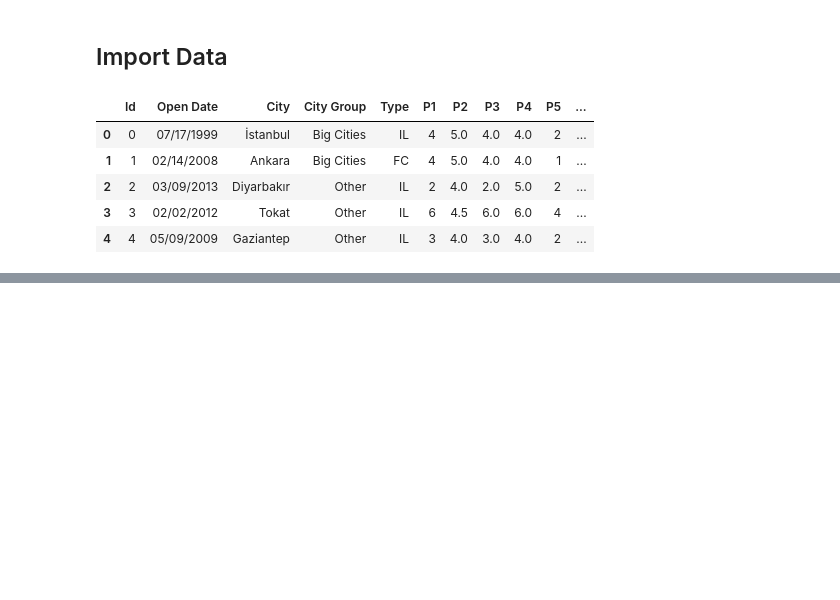
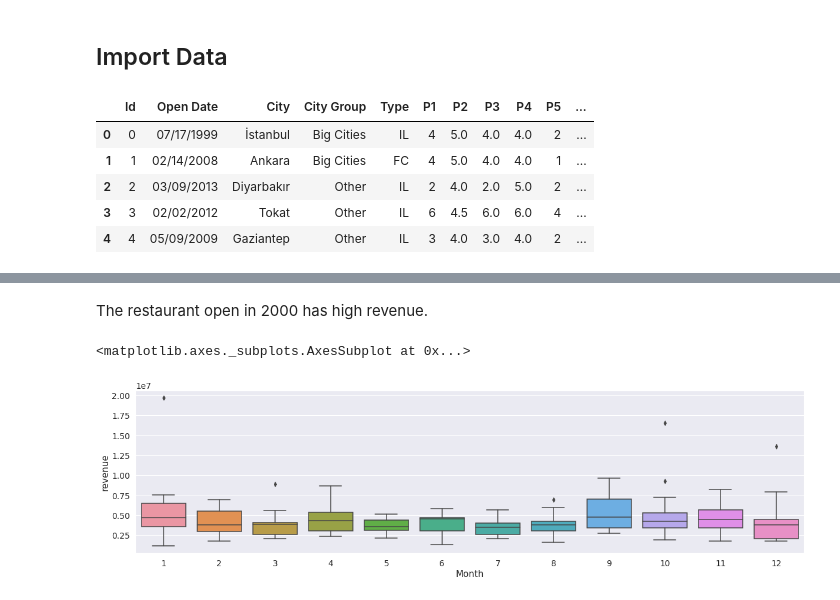
Before and after one commit to shima2920/Kaggle, a Jupyter notebook: Restaurant_Revenue_Prediction.ipynb, the cells around one changed output, grey strips where cells are left out. Saved outputs shown, nothing was run; the diff lists cells and outputs as text; code cells hidden in the pictures; blank space fills up the shorter version.

```diff
--- a/Restaurant_Revenue_Prediction.ipynb
+++ b/Restaurant_Revenue_Prediction.ipynb
@@ -105,0 +262,10 @@ train.head()
+# %% [markdown]
+The restaurant open in 2000 has high revenue.
+# %%
+import seaborn as sn
+fig1,ax3 = plt.subplots()
+fig1.set_size_inches(20,5)
+sns.boxplot(data=train,x="Month",y="revenue",orient="v",ax=ax3)
+# %% [output]
+<matplotlib.axes._subplots.AxesSubplot at 0x...>
+[figure, added]
```
Also changed, not shown: parts of 21 cells of this notebook.
